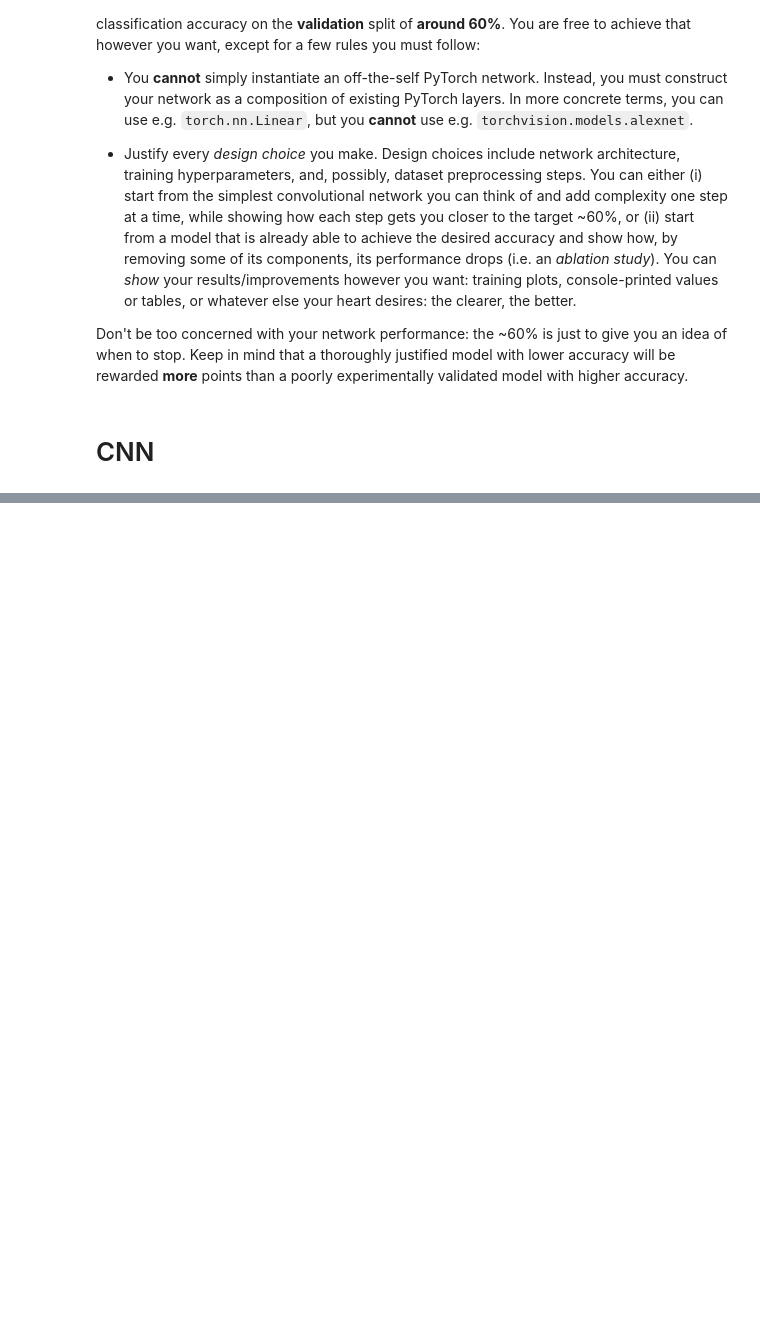
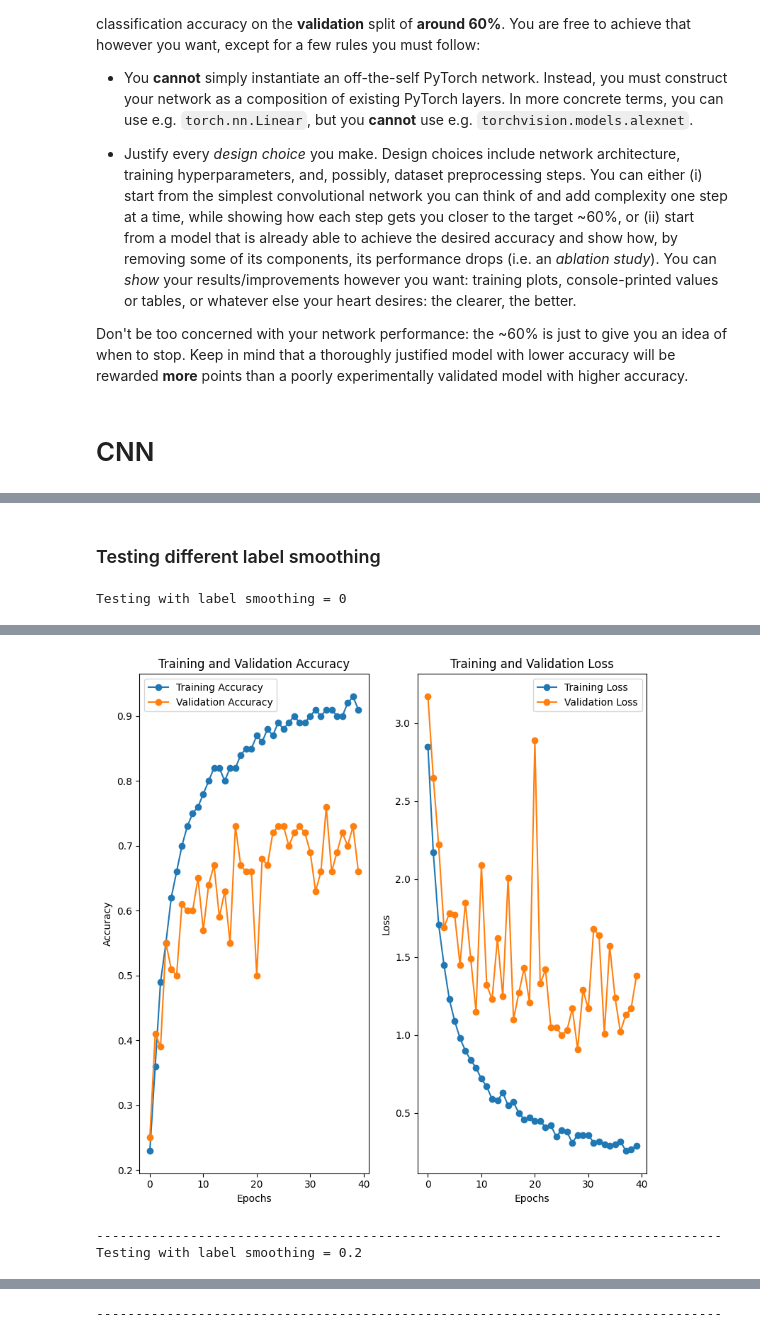
Before and after one commit to Kagannn3/IPCVAssignment1, a Jupyter notebook: IPCV_assignment2v2.ipynb, the cells around one changed output, grey strips where cells are left out. Drawn from its saved outputs; the diff is of its cells as text; code cells hidden in the pictures; blank space fills up the shorter version.

```diff
--- a/IPCV_assignment2v2.ipynb
+++ b/IPCV_assignment2v2.ipynb
@@ -630,0 +559,17 @@ Epoch [80/80], Train Loss: 0.1017, Train Acc: 0.9864, Val Loss: 0.1663, Val Acc:
+# %% [markdown]
+### Testing different label smoothing
+# %%
+for ls in [0,0.2]:
+  print(f"Testing with label smoothing = {ls}")
+  hyperparameters['label_smoothing']=ls
+
+  resnet18 = torchvision.models.resnet18(weights= ResNet18_Weights.IMAGENET1K_V1)
+  resnet18.fc = nn.Linear(resnet18.fc.in_features, num_classes)
+  resnet18 = resnet18.to(device)
+
+  test_plot(resnet18,hyperparameters)
+  print('-'*80)
+
+hyperparameters['label_smoothing']=0.1
+# %% [output]
+Testing with label smoothing = 0
@@ -630,0 +577,3 @@ Epoch [80/80], Train Loss: 0.1017, Train Acc: 0.9864, Val Loss: 0.1663, Val Acc:
+[figure, added]
+--------------------------------------------------------------------------------
+Testing with label smoothing = 0.2
@@ -630,0 +582 @@ Epoch [80/80], Train Loss: 0.1017, Train Acc: 0.9864, Val Loss: 0.1663, Val Acc:
+--------------------------------------------------------------------------------
```
Also changed, not shown: parts of 32 cells of this notebook.
